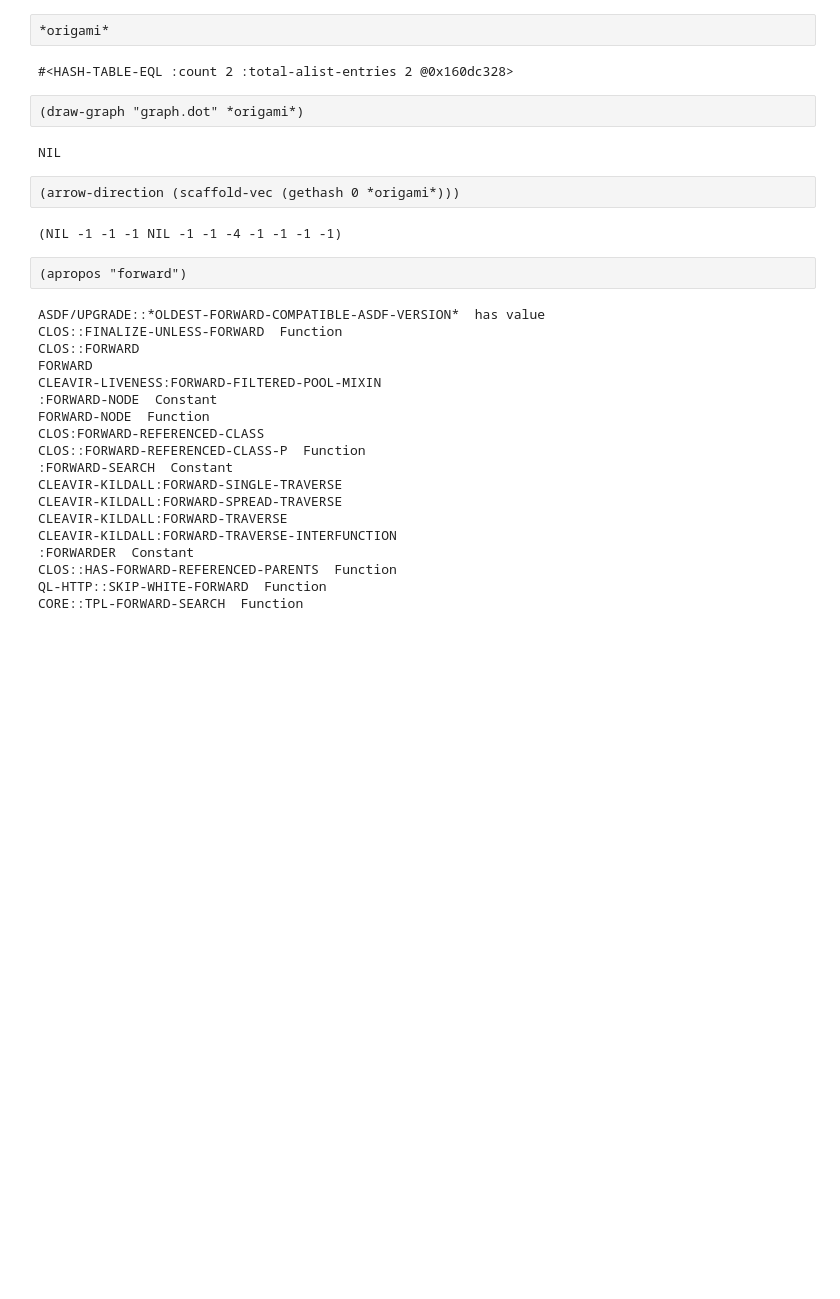
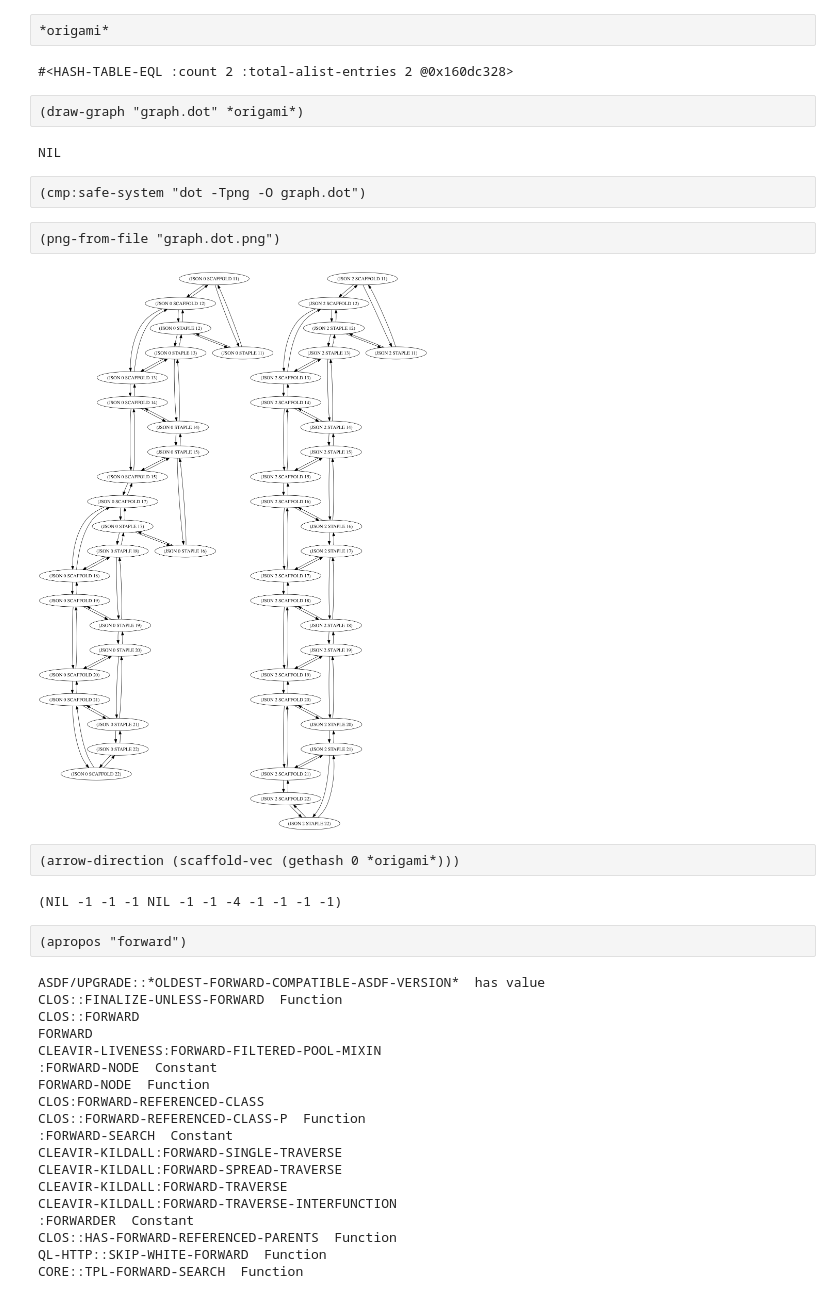
Before and after one commit to drmeister/origami, a Jupyter notebook: tommaso/origami-project.ipynb, the cells around one changed output. Drawn from its saved outputs; the diff is of its cells as text; blank space fills up the shorter version.

```diff
--- a/tommaso/origami-project.ipynb
+++ b/tommaso/origami-project.ipynb
@@ -55,6 +55,12 @@ vstrand -> #<CL-JUPYTER-USER::VSTRAND>
 (draw-graph "graph.dot" *origami*)
 # %% [output]
 NIL
+# %%
+(cmp:safe-system "dot -Tpng -O graph.dot")
+# %%
+(png-from-file "graph.dot.png")
+# %% [output]
+[figure, added]
 # %%
 (arrow-direction (scaffold-vec (gethash 0 *origami*)))
 # %% [output]
```
